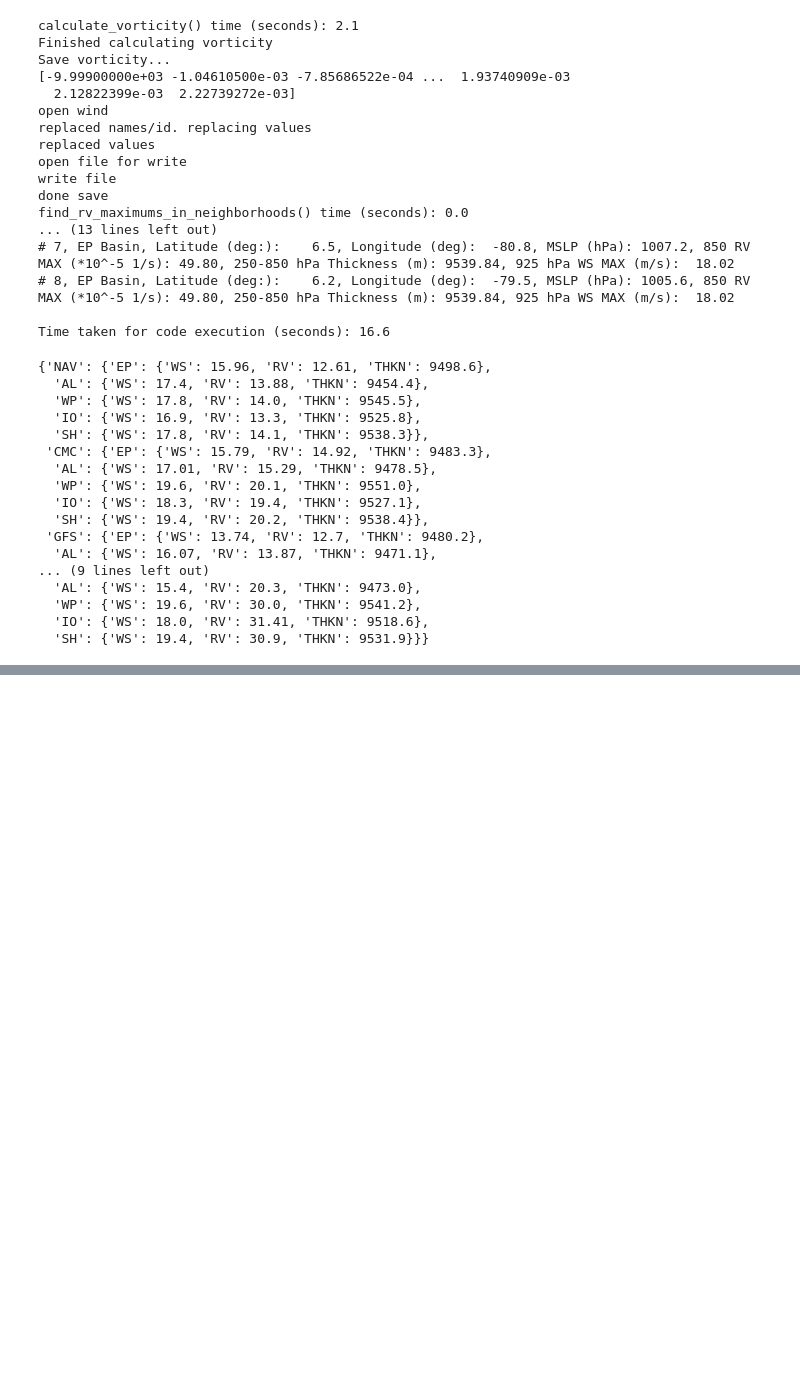
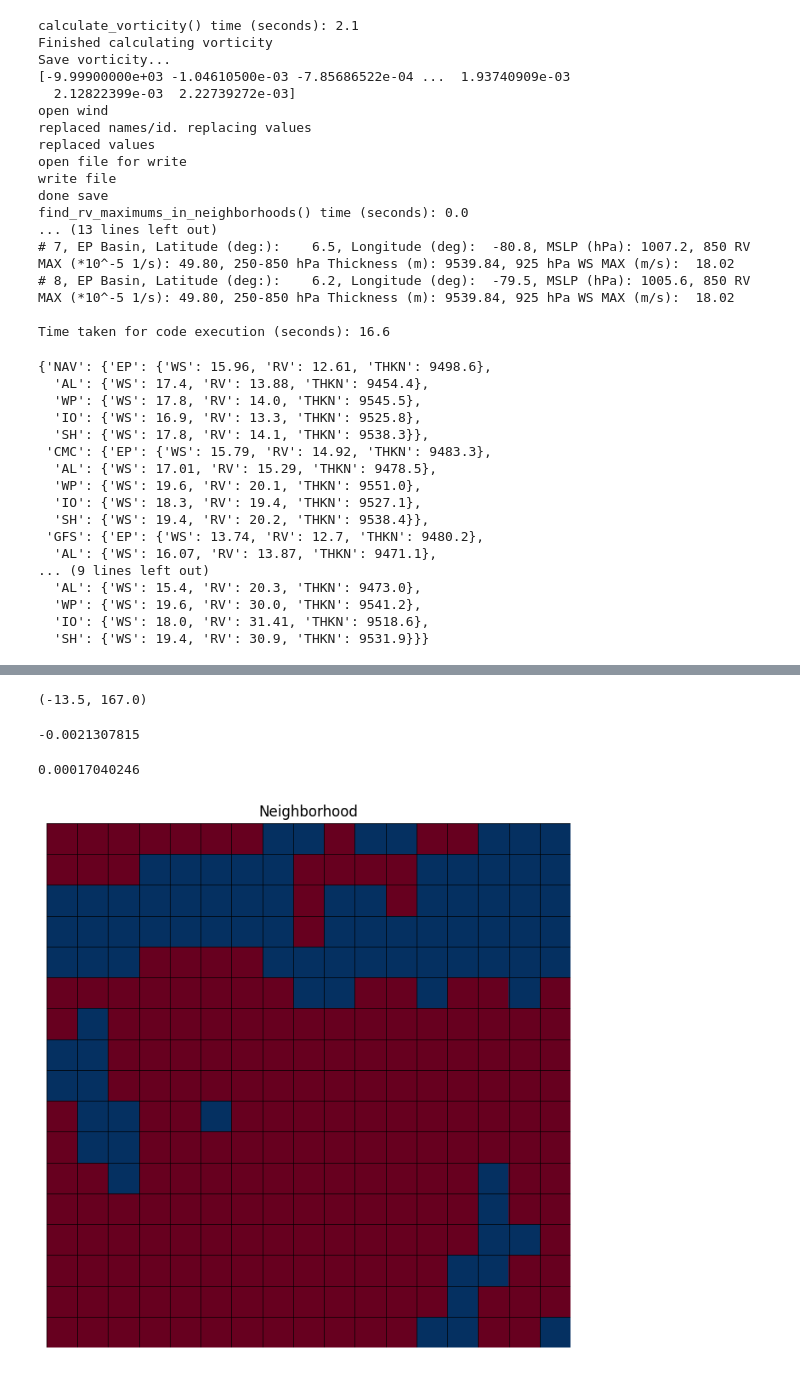
Before and after one commit to JRPdata/cyclone_genesis, a Jupyter notebook: cyclone-genesis.ipynb, the cells around one changed output, grey strips where cells are left out. Cells and saved outputs as stored; diff of their text form; code cells hidden in the pictures; blank space fills up the shorter version.

Commit message:
Working on vorticity as the calculations don't add up (perior to upgrading metview)

```diff
--- a/cyclone-genesis.ipynb
+++ b/cyclone-genesis.ipynb
@@ -1334,0 +1263,15 @@ numpy.ndarray
+# %%
+import xarray as xr
+grbu_path = '/home/db/metview/JRPdata/gfs2/gfs.t00z.pgrb2.0p25.f072_ugrd_850_mb.grib2'
+grbv_path ='/home/db/metview/JRPdata/gfs2/gfs.t00z.pgrb2.0p25.f072_vgrd_850_mb.grib2'
+
+grb = pygrib.open(grbu_path)[1]
+lats,lons = grb.latlons()
+u_wind_850 = grb.values
+grb = pygrib.open(grbv_path)[1]
+lats,lons = grb.latlons()
+v_wind_850 = grb.values
+res = grb['iDirectionIncrementInDegrees']
+
+xu_wind_850 = xr.open_dataset(grbu_path, engine="cfgrib",filter_by_keys={'typeOfLevel': 'isobaricInhPa'})
+xv_wind_850 = xr.open_dataset(grbv_path, engine="cfgrib",filter_by_keys={'typeOfLevel': 'isobaricInhPa'})
@@ -1334,0 +1410,43 @@ numpy.ndarray
+# %%
+x,y
+lats[x][y], lons[x][y]
+# %% [output]
+(-13.5, 167.0)
+# %%
+x = int(4*(90-(-13.5)))
+y = int(4*(0+(167.0)))
+
+neighborhood_size = calculate_neighborhood_size(2, res)
+
+#rv = masked_vort_850.filled()[0]
+rv = vort_850
+# Extract the neighborhood for the current candidate
+x_min = x - neighborhood_size
+x_max = x + neighborhood_size + 1
+y_min = y - neighborhood_size
+y_max = y + neighborhood_size + 1
+
+in_bounds = ((x_min >= 0) and
+    (x_max <= rv.shape[0]) and
+    (y_min >= 0) and
+    (y_max <= rv.shape[1]))
+
+if in_bounds:
+    # the normal case (not edges of array)
+    neighborhood = rv[x_min:x_max, y_min:y_max]
+else:
+    # handle indices at the boundaries
+    neighborhood = extract_2d_neighborhood(rv, (x, y), neighborhood_size)
+# %%
+# should be -168.75
+neighborhood.min()
+# %% [output]
+-0.0021307815
+# %%
+neighborhood.max()
+# %% [output]
+0.00017040246
+# %%
+create_image(neighborhood, 'Neighborhood')
+# %% [output]
+[figure, added]
```
Also changed, not shown: parts of 41 cells of this notebook.
